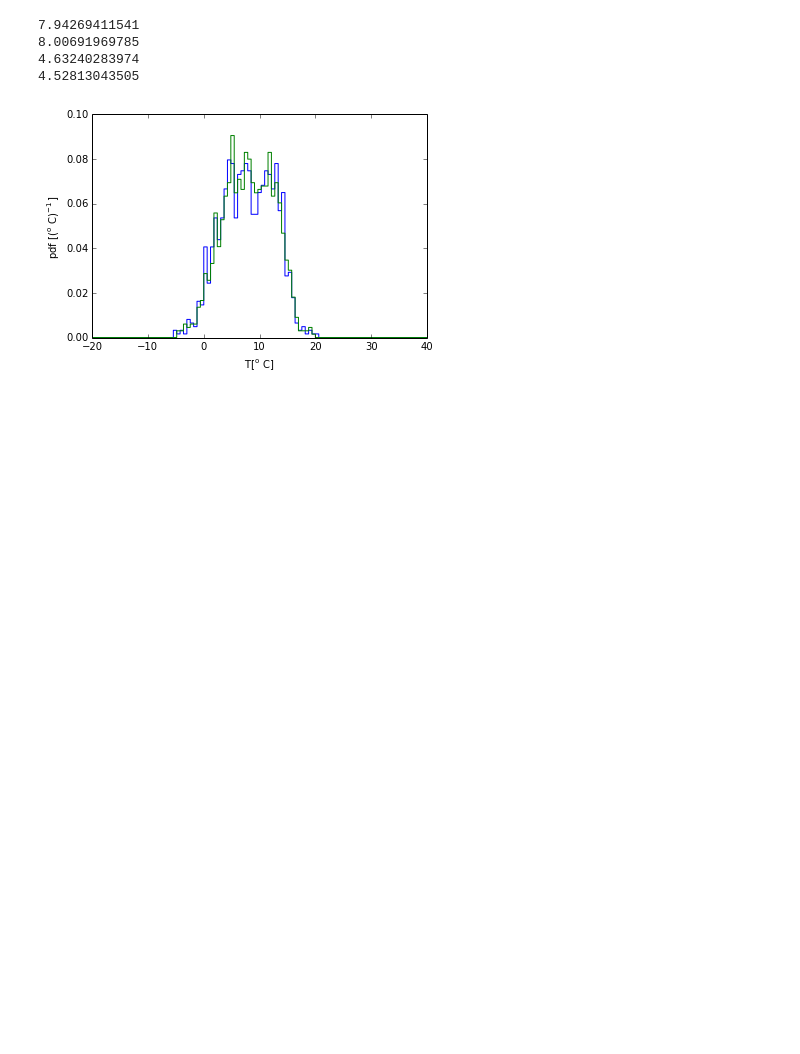
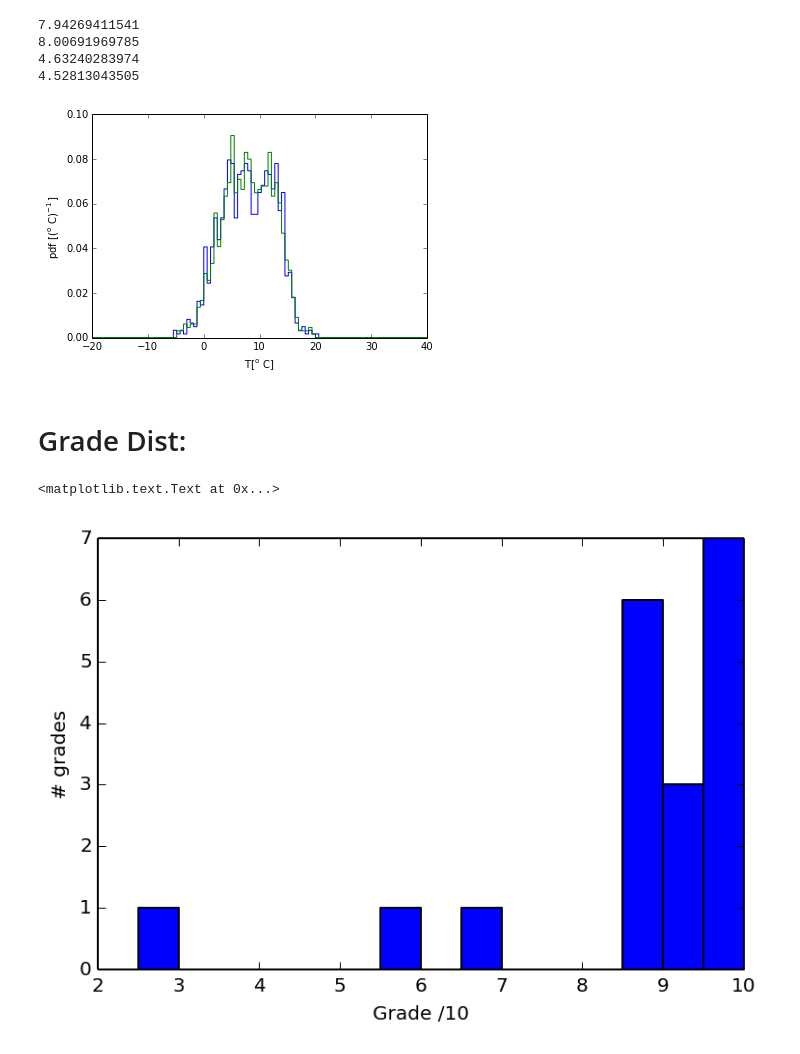
Before and after one commit to jklymak/Phy411, a Jupyter notebook: assigments/Assignment-01-Key.ipynb, the cells around one changed output. Saved outputs shown, nothing was run; the diff lists cells and outputs as text; code cells hidden in the pictures; blank space fills up the shorter version.

```diff
--- a/assigments/Assignment-01-Key.ipynb
+++ b/assigments/Assignment-01-Key.ipynb
@@ -277,3 +277,13 @@ print np.nanstd(minutedata[5*60::24*60])
 4.63240283974
 4.52813043505
 [figure]
+# %% [markdown]
+# Grade Dist:
+# %%
+grades=[8.5,8.5,9.5,6.5,9.5,10,9,9,9,8.5,10,8.5,8.5,10,5.5,9.5,10,8.5,2.5]
+plt.hist(grades,np.arange(0,10.4,0.5))
+plt.xlabel('Grade /10')
+plt.ylabel('# grades')
+# %% [output]
+<matplotlib.text.Text at 0x...>
+[figure, added]
```
